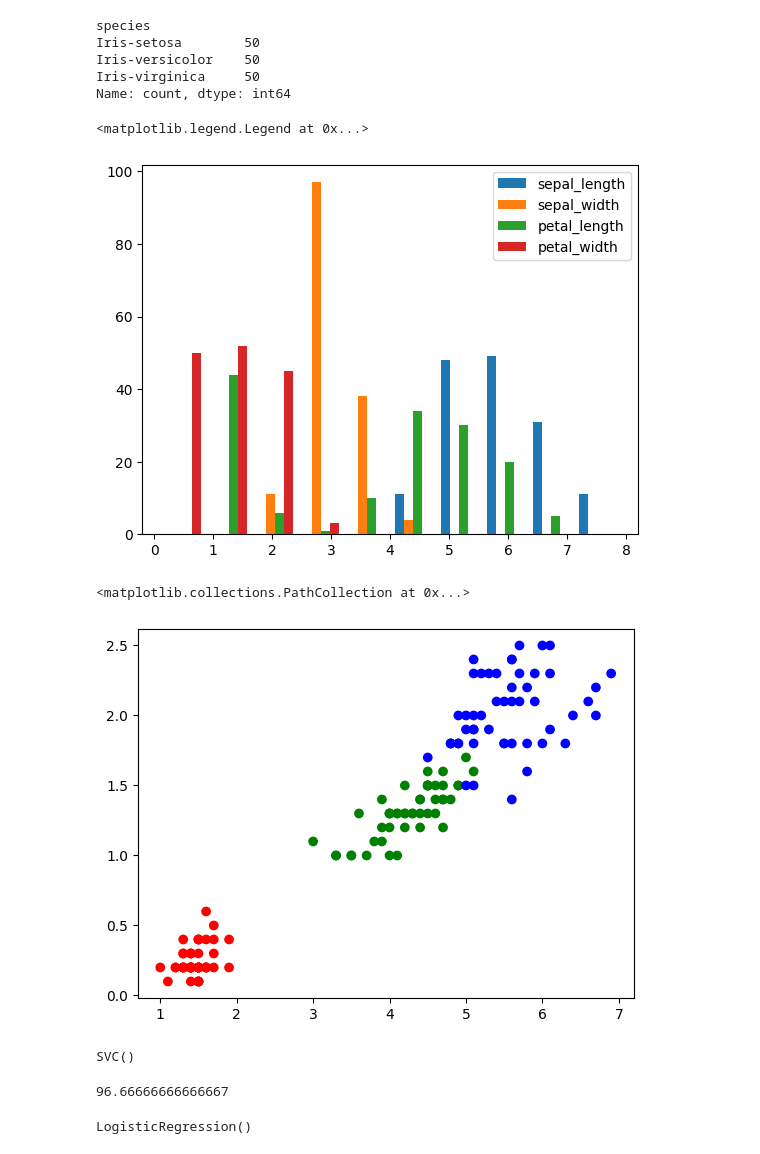
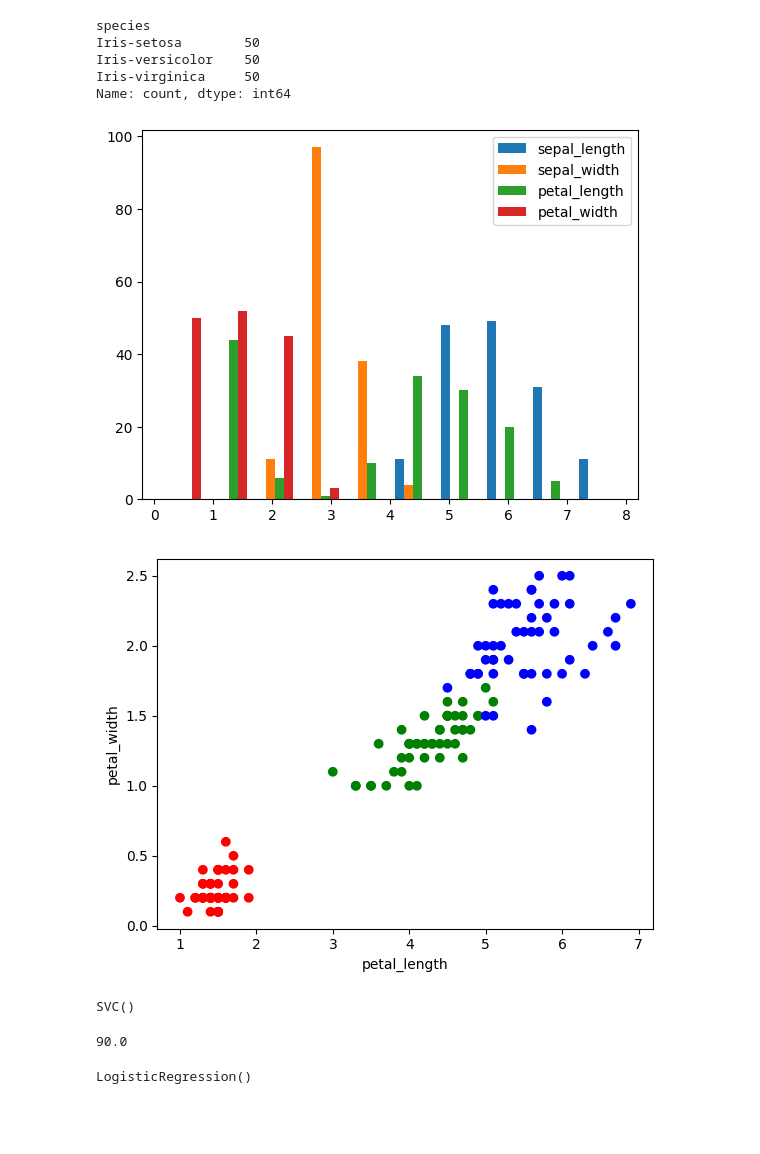
Before and after one commit to itsvishy/C-Cube-Recruitment-Tasks-2023, a Jupyter notebook: Iris Recogniser - Medium/IrisRec.ipynb, the cells around one changed output. Cells and saved outputs as stored; diff of their text form; code cells hidden in the pictures; blank space fills up the shorter version.

```diff
--- a/Iris Recogniser - Medium/IrisRec.ipynb
+++ b/Iris Recogniser - Medium/IrisRec.ipynb
@@ -34,18 +34,23 @@ Iris-setosa        50
 Iris-versicolor    50
 Iris-virginica     50
 Name: count, dtype: int64
-# %%
-plt.hist([dt[0],dt[1],dt[2],dt[3]], label=[cols[0],cols[1],cols[2],cols[3]])
-plt.legend()
-# %% [output]
-<matplotlib.legend.Legend at 0x...>
-[figure, removed]
+# %%
+cols=['sepal_length','sepal_width','petal_length','petal_width']
+dt.rename(columns = {cols[0]:0,cols[1]:1,cols[2]:2,cols[3]:3}, inplace=True)
 # %%
-colors={'Iris-setosa':'red','Iris-virginica':'blue','Iris-versicolor':'green'}
-plt.scatter(dt[2], dt[3], c=dt['species'].map(colors))
+plt.hist([dt[0],dt[1],dt[2],dt[3]], label=[cols[0],cols[1],cols[2],cols[3]])
+plt.legend()
+plt.show()
 # %% [output]
-<matplotlib.collections.PathCollection at 0x...>
-[figure, old version]
+[figure, new version]
+# %%
+colors = {'Iris-setosa':'red','Iris-virginica':'blue','Iris-versicolor':'green'}
+plt.scatter(dt[2], dt[3], c=dt['species'].map(colors))
+plt.xlabel(cols[2])
+plt.ylabel(cols[3])
+plt.show()
+# %% [output]
+[figure, added]
 # %%
 data = dt.values
 
@@ -69,7 +74,7 @@ pred1=model_svc.predict(X_test)
 from sklearn.metrics import accuracy_score
 print(accuracy_score(y_test,pred1)*100)
 # %% [output]
-96.66666666666667
+90.0
 # %%
 #Logistic Regression
 # %%
```
Also changed, not shown: parts of 4 cells of this notebook.
